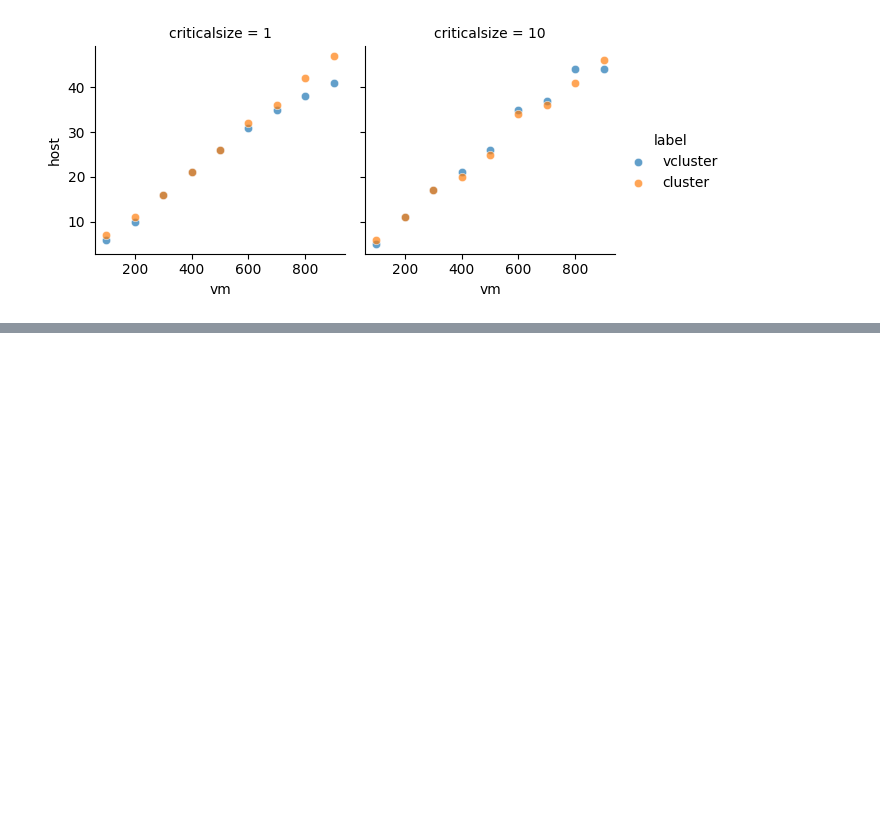
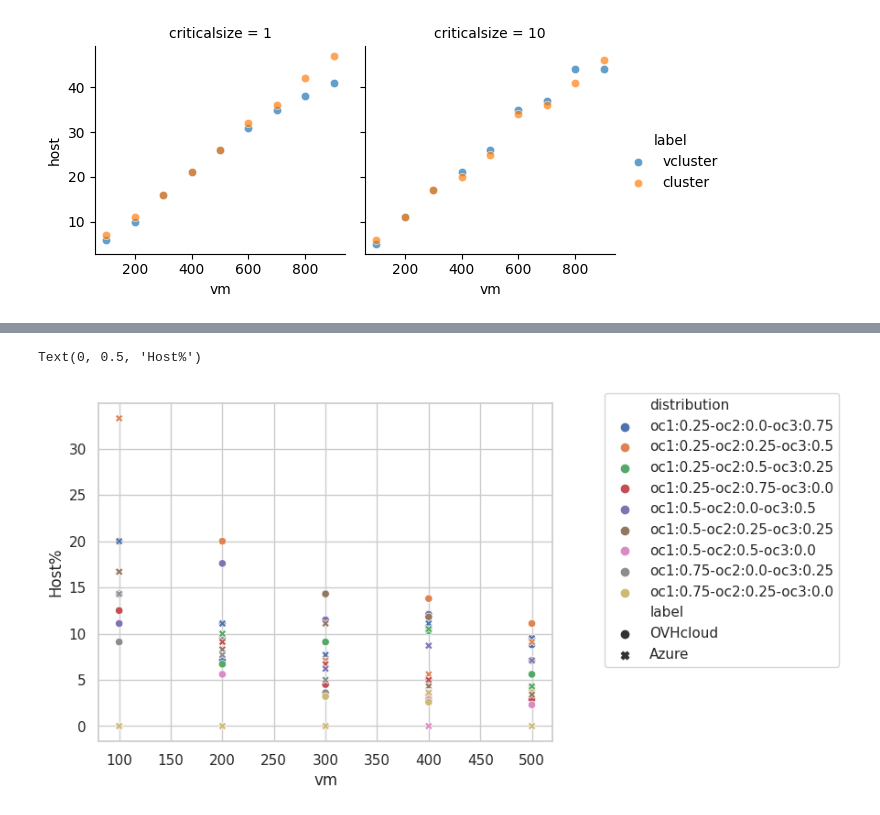
Before and after one commit to jacquetpi/cloudfactory-VMSlack, a Jupyter notebook: vcluster-experiments-data/Simulation.ipynb, the cells around one changed output, grey strips where cells are left out. Cells and saved outputs as stored; diff of their text form; code cells hidden in the pictures; blank space fills up the shorter version.

```diff
--- a/vcluster-experiments-data/Simulation.ipynb
+++ b/vcluster-experiments-data/Simulation.ipynb
@@ -11,7 +11,7 @@ dataset_cs = pd.read_csv('results/criticalsize.csv')
 dataset_azure    = pd.read_csv('results/sched1-share-azure.csv')
 #dataset_ovhcloud = pd.read_csv('results/sched1-share-ovhcloud-32cpu-cs5.csv')
 #dataset_ovhcloud = pd.read_csv('results/sched1-share-ovhcloud-32cpu-cs2.csv')
-dataset_ovhcloud = pd.read_csv('results/sched1-share-ovhcloud-64cpu-cs2.csv')
+sns.scatterplot(data=tips, x="total_bill", y="tip", hue="day", style="time"
 # %%
 dataset_azure['oc1'] = dataset_azure["distribution"].apply(lambda x : x.split('-')[0][4:])
 dataset_azure['oc2'] = dataset_azure["distribution"].apply(lambda x : x.split('-')[1][4:])
@@ -182,0 +185,32 @@ g.add_legend()
+# %%
+def compute_gain(dataset : pd.DataFrame, label : str, display : bool = False):
+    output = {'label': list(), 'distribution' : list(), 'vm' : list(), 'gain' : list()}
+
+    for distribution in dataset['distribution'].unique():
+        filter_distro = dataset.loc[dataset['distribution'] == distribution]
+        for vm_count in filter_distro['vm'].unique():
+
+            x = filter_distro.loc[filter_distro['vm'] == vm_count]
+            cluster = x.loc[x['label'] == 'cluster']['host'].iloc[0]
+            vcluster = x.loc[x['label'] == 'vcluster']['host'].iloc[0]
+
+            gain = round((cluster - vcluster)/cluster*100,1)
+
+            output['label'].append(label)
+            output['distribution'].append(distribution)
+            output['vm'].append(vm_count)
+            output['gain'].append(gain)
+            if display:print(distribution.ljust(28), vm_count, 'vm :', gain, "%host", cluster, vcluster)
+
+    return pd.DataFrame(output)
+# %%
+dataset_ovh   = pd.read_csv('results/sched4-share-ovhcloud-32cpu-cs2.csv')
+dataset_azure = pd.read_csv('results/sched4-share-azure-32cpu-cs2.csv')
+
+dataset_gains = pd.concat([compute_gain(dataset_ovh, 'OVHcloud', display=True), compute_gain(dataset_azure, 'Azure', display=False)])
+
+dataset_gains['oc1'] = dataset_gains["distribution"].apply(lambda x : float(x.split('-')[0][4:]))
+dataset_gains['oc2'] = dataset_gains["distribution"].apply(lambda x : float(x.split('-')[1][4:]))
+dataset_gains['oc3'] = dataset_gains["distribution"].apply(lambda x : float(x.split('-')[2][4:]))
+
+#dataset_gains = compute_gain(dataset_ovh, 'OVHcloud')
@@ -182,0 +233,7 @@ g.add_legend()
+# %%
+ax = sns.scatterplot(data=dataset_gains, x="vm", y="gain", hue="distribution", style='label')
+ax.legend(bbox_to_anchor=(1.1, 1.05))
+ax.set_ylabel('Host%')
+# %% [output]
+Text(0, 0.5, 'Host%')
+[figure, added]
```
Also changed, not shown: parts of 5 cells of this notebook, 4 other files.
